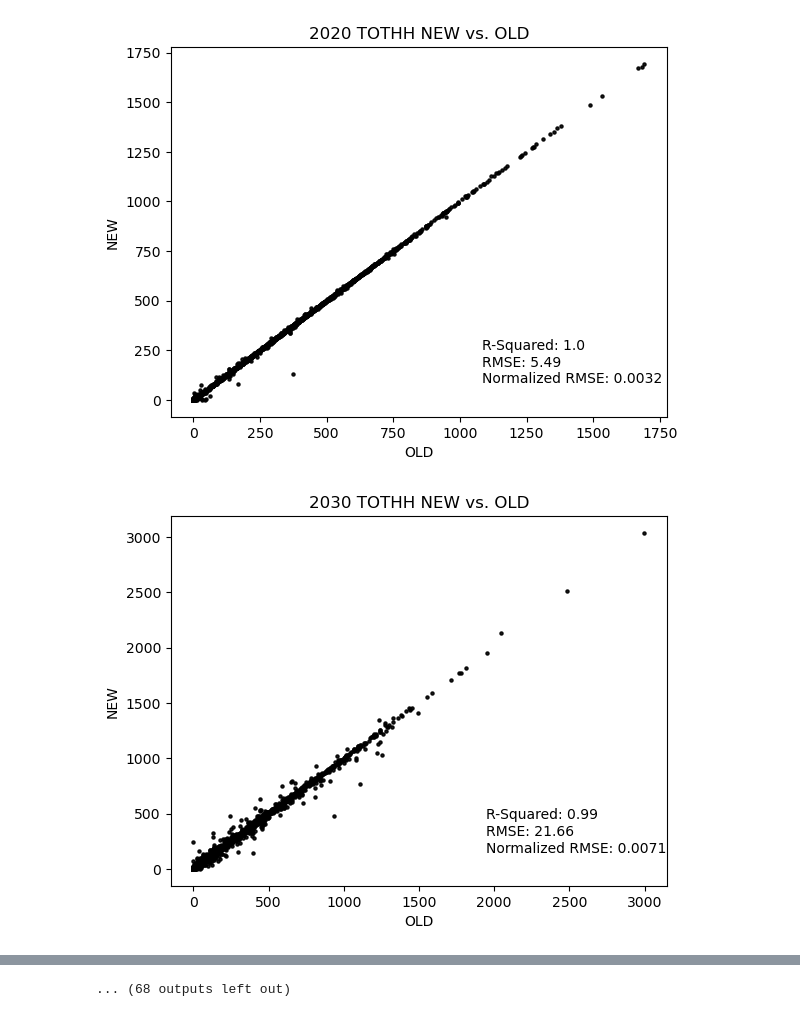
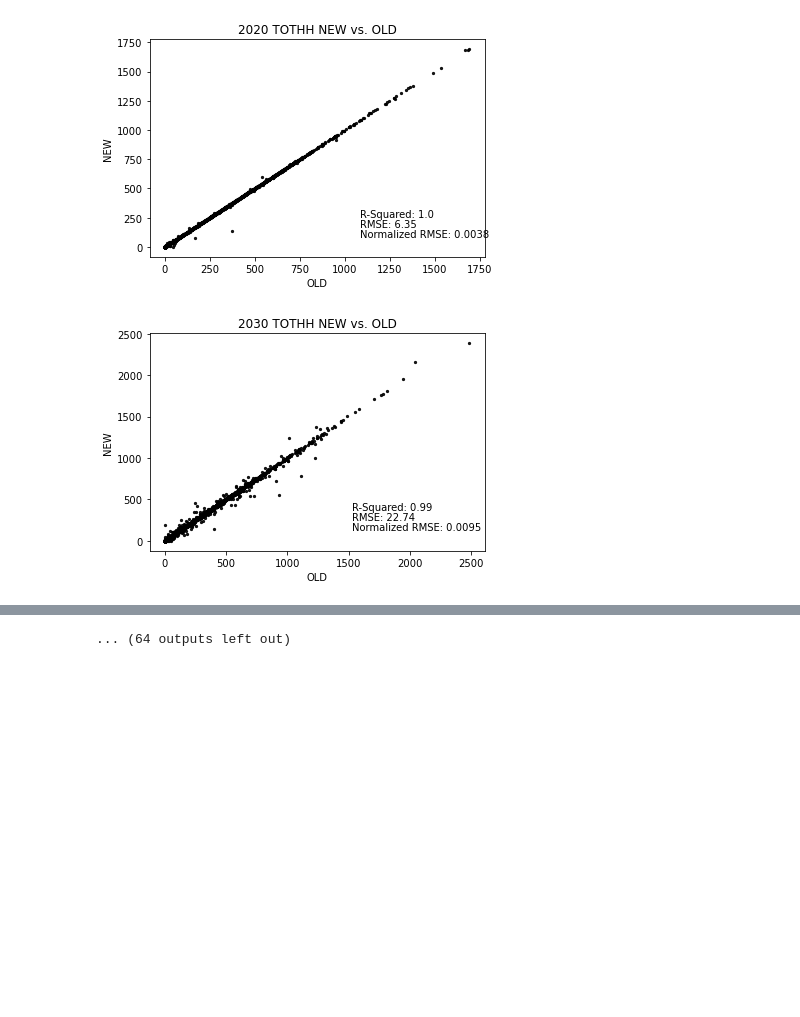
Before and after one commit to WFRCAnalytics/REMM-SE-Comparison-Tools, a Jupyter notebook: Charts/Scatter-Plots.ipynb, the cells around one changed output, grey strips where cells are left out. Cells and saved outputs as stored; diff of their text form; code cells hidden in the pictures; blank space fills up the shorter version.

Commit message:
fixed index bug

```diff
--- a/Charts/Scatter-Plots.ipynb
+++ b/Charts/Scatter-Plots.ipynb
@@ -37,36 +37,36 @@ for var in vars:
 
         if wfrc_only == True:
             min_tazid_900 = 2217
-            new_se = new_se[(new_se[';TAZID'] < min_tazid_900)]
-            old_se = old_se[(old_se[';TAZID'] < min_tazid_900)]
+            new_se = new_se[(new_se.index < min_tazid_900)]
+            old_se = old_se[(old_se.index < min_tazid_900)]
 
         # drop irrelevant columns
         new_se = new_se[vars].copy()
         old_se = old_se[vars].copy()
 
         # rename data cols to have new or old
         new_names = [v + '_NEW' for v in vars]
         old_names = [v + '_OLD' for v in vars]
 
         new_se.columns = new_names
         old_se.columns = old_names
 
         # join matching se together
         merged = new_se.merge(old_se, left_index=True,right_index=True, how='inner' )
 
         # coefficients
         r2 = r2_score(merged[f'{var}_NEW'], merged[f'{var}_OLD'])
         rmse = mean_squared_error(merged[f'{var}_NEW'], merged[f'{var}_OLD'], squared = False)
         nrmse = rmse/(merged[f'{var}_OLD'].max() - merged[f'{var}_OLD'].min())
 
         plt.scatter(merged[f'{var}_NEW'], merged[f'{var}_OLD'], s=5, c="k", alpha=0.9)
         plt.title(f'{year} {var} NEW vs. OLD')
         plt.xlabel('OLD')
         plt.ylabel('NEW')
         plt.text(merged[f'{var}_OLD'].max()*.64, merged[f'{var}_NEW'].max()*.15, f'R-Squared: {round(r2,2)}')
         plt.text(merged[f'{var}_OLD'].max()*.64, merged[f'{var}_NEW'].max()*.05, f'Normalized RMSE: {round(nrmse,4)}')
         plt.text(merged[f'{var}_OLD'].max()*.64, merged[f'{var}_NEW'].max()*.10, f'RMSE: {round(rmse,2)}')
         plt.show()
 # %% [output]
-[figure, old version]
+[figure, new version]
-[figure, old version]
+[figure, new version]
@@ -83 +83 @@ for var in vars:
-... (68 outputs left out)
+... (64 outputs left out)
```
Also changed, not shown: parts of 1 cell of this notebook.
